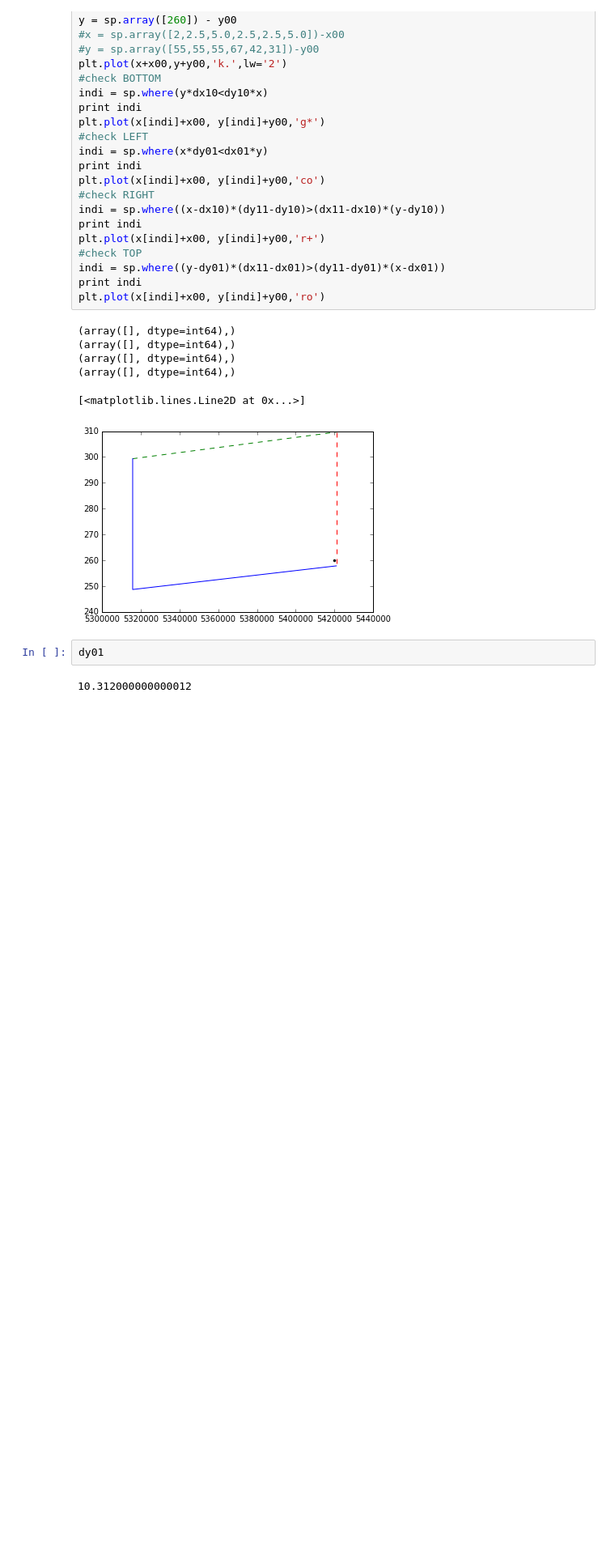
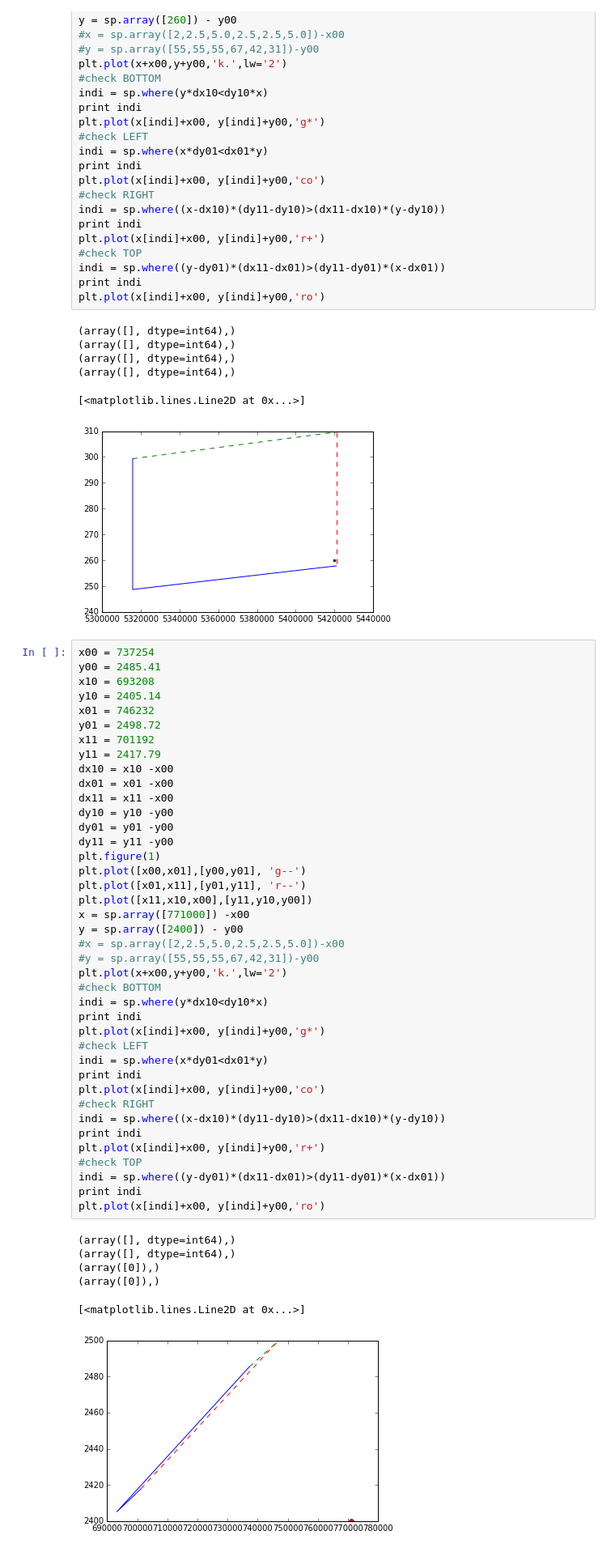
Before and after one commit to MatejKosec/LUTStandAlone, a Jupyter notebook: Bilinear Interpolation.ipynb, the cells around one changed output. Shown at 81% size. Cells and saved outputs as stored; diff of their text form; blank space fills up the shorter version.

```diff
--- a/Bilinear Interpolation.ipynb
+++ b/Bilinear Interpolation.ipynb
@@ -424,7 +422,50 @@ plt.plot(x[indi]+x00, y[indi]+y00,'ro')
 (array([], dtype=int64),)
 [<matplotlib.lines.Line2D at 0x...>]
 [figure]
-# %%
-dy01
-# %% [output]
-10.312000000000012
+# %%
+x00 = 737254
+y00 = 2485.41
+x10 = 693208
+y10 = 2405.14
+x01 = 746232
+y01 = 2498.72
+x11 = 701192
+y11 = 2417.79
+dx10 = x10 -x00
+dx01 = x01 -x00
+dx11 = x11 -x00
+dy10 = y10 -y00
+dy01 = y01 -y00
+dy11 = y11 -y00
+plt.figure(1)
+plt.plot([x00,x01],[y00,y01], 'g--')
+plt.plot([x01,x11],[y01,y11], 'r--')
+plt.plot([x11,x10,x00],[y11,y10,y00])
+x = sp.array([771000]) -x00
+y = sp.array([2400]) - y00
+#x = sp.array([2,2.5,5.0,2.5,2.5,5.0])-x00
+#y = sp.array([55,55,55,67,42,31])-y00
+plt.plot(x+x00,y+y00,'k.',lw='2')
+#check BOTTOM
+indi = sp.where(y*dx10<dy10*x)
+print indi
+plt.plot(x[indi]+x00, y[indi]+y00,'g*')
+#check LEFT
+indi = sp.where(x*dy01<dx01*y)
+print indi
+plt.plot(x[indi]+x00, y[indi]+y00,'co')
+#check RIGHT
+indi = sp.where((x-dx10)*(dy11-dy10)>(dx11-dx10)*(y-dy10))
+print indi
+plt.plot(x[indi]+x00, y[indi]+y00,'r+')
+#check TOP
+indi = sp.where((y-dy01)*(dx11-dx01)>(dy11-dy01)*(x-dx01))
+print indi
+plt.plot(x[indi]+x00, y[indi]+y00,'ro')
+# %% [output]
+(array([], dtype=int64),)
+(array([], dtype=int64),)
+(array([0]),)
+(array([0]),)
+[<matplotlib.lines.Line2D at 0x...>]
+[figure, added]
```
Also changed, not shown: parts of 3 cells of this notebook, 7 other files.
